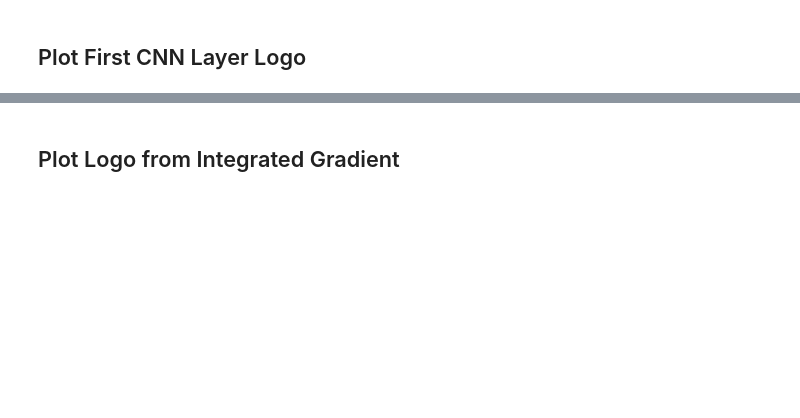
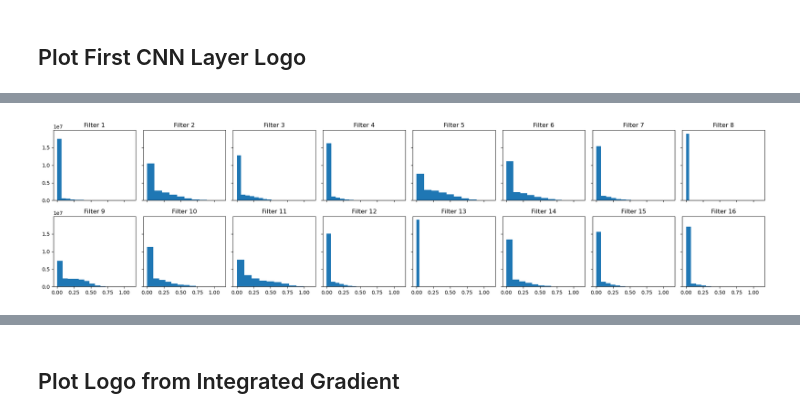
Before and after one commit to abdulfaqihalm/ucph_thesis, a Jupyter notebook: analysis/plotseqlogo.ipynb, the cells around one changed output, grey strips where cells are left out. Cells and saved outputs as stored; diff of their text form; code cells hidden in the pictures; blank space fills up the shorter version.

Commit message:
Adding plot logo and its model with first layer interpretation

```diff
--- a/analysis/plotseqlogo.ipynb
+++ b/analysis/plotseqlogo.ipynb
@@ -13,16 +15,28 @@ from typing import Callable
 # %% [markdown]
 ##Loading Data Model from Saved Weight
 # %%
-config = {"cnn_first_filter":16, "cnn_first_kernel_size":9, "cnn_length":3, "cnn_filter":64, "cnn_kernel_size":3, "bilstm_layer":3, "bilstm_hidden_size":128, "fc_size":64}
-model = ConfigurableModelWoBatchNormDropout(input_channel=4, cnn_first_filter=config["cnn_first_filter"], cnn_first_kernel_size=config["cnn_first_kernel_size"],
-                                cnn_length=config["cnn_length"], cnn_other_filter=config["cnn_filter"], cnn_other_kernel_size=config["cnn_kernel_size"], bilstm_layer=config["bilstm_layer"], bilstm_hidden_size=config["bilstm_hidden_size"], fc_size=config["fc_size"],
-                                output_size=1)
+
+# config = {"cnn_first_filter":16, "cnn_first_kernel_size":9, "cnn_length":3, "cnn_filter":32, "cnn_kernel_size":7, "bilstm_layer":3, "bilstm_hidden_size":128, "fc_size":64}
+# model = ConfigurableModelWoBatchNorm(input_channel=4, cnn_first_filter=config["cnn_first_filter"], cnn_first_kernel_size=config["cnn_first_kernel_size"],
+#                                 cnn_length=config["cnn_length"], cnn_other_filter=config["cnn_filter"], cnn_other_kernel_size=config["cnn_kernel_size"], bilstm_layer=config["bilstm_layer"], bilstm_hidden_size=config["bilstm_hidden_size"], fc_size=config["fc_size"],
+#                                 output_size=1)
+
+
+config = {'cnn_first_filter': 16, 'cnn_first_kernel_size': 9, 'cnn_length': 3, 'cnn_filter': 32, 'cnn_kernel_size': 7, 'bilstm_layer': 3, 'bilstm_hidden_size': 128, 'fc_size': 64}
+model = TestMotifModel(input_channel=4, cnn_first_filter=config["cnn_first_filter"], cnn_first_kernel_size=config["cnn_first_kernel_size"],
+                        cnn_other_filter=config["cnn_filter"], cnn_other_kernel_size=config["cnn_kernel_size"], bilstm_layer=config["bilstm_layer"], bilstm_hidden_size=config["bilstm_hidden_size"], fc_size=config["fc_size"],
+                        output_size=2)
 #fold
 fold = 1
-model_weight = torch.load(f"/binf-isilon/renniegrp/vpx267/ucph_thesis/analysis/new_param_wo_batchnorm/models/trained_model_{fold}th_fold_case_m6_info-no_promoter-False_TUNED_MODEL_wo_batchnorm_dropout_test_wo_m6A.pkl",
+# model_weight = torch.load(f"/binf-isilon/renniegrp/vpx267/ucph_thesis/data/outputs/models/trained_model_1th_fold_case_m6_info-no_promoter-False_wo_batch_norm_mse.pkl",
+#                           map_location=torch.device('cpu'))
+model_weight = torch.load(f"/binf-isilon/renniegrp/vpx267/ucph_thesis/data/outputs/models/trained_model_1th_fold_dual_outputs_m6_info-no_promoter-False_TEST_MOTIF.pkl",
                           map_location=torch.device('cpu'))
 model.load_state_dict(model_weight)
 model.eval()
 
 for k, v in model_weight.items():
     print(k)
+
+seq_fasta_test_path = f"/binf-isilon/renniegrp/vpx267/ucph_thesis/data/dual_outputs/motif_fasta_test_SPLIT_{fold}.fasta"
+seq_fasta_one_hot = utils.create_seq_tensor(seq_fasta_test_path)
@@ -52,0 +108,16 @@ torch.Size([19136, 16, 497])
+# %%
+import matplotlib.pyplot as plt
+import numpy as np
+
+from matplotlib import colors
+from matplotlib.ticker import PercentFormatter
+
+temp = first_layer_result.transpose(1,2)
+
+fig, axs = plt.subplots(2, 8, sharey=True, sharex=True, tight_layout=True, figsize=(20, 5))
+
+for i in range (0, 16):
+    axs[i // 8, i % 8].title.set_text(f"Filter {i+1}")
+    axs[i // 8, i % 8].hist(temp[:,:,i].flatten().detach().cpu().numpy())
+# %% [output]
+[figure, added]
```
Also changed, not shown: parts of 19 cells of this notebook, 26 other files.
